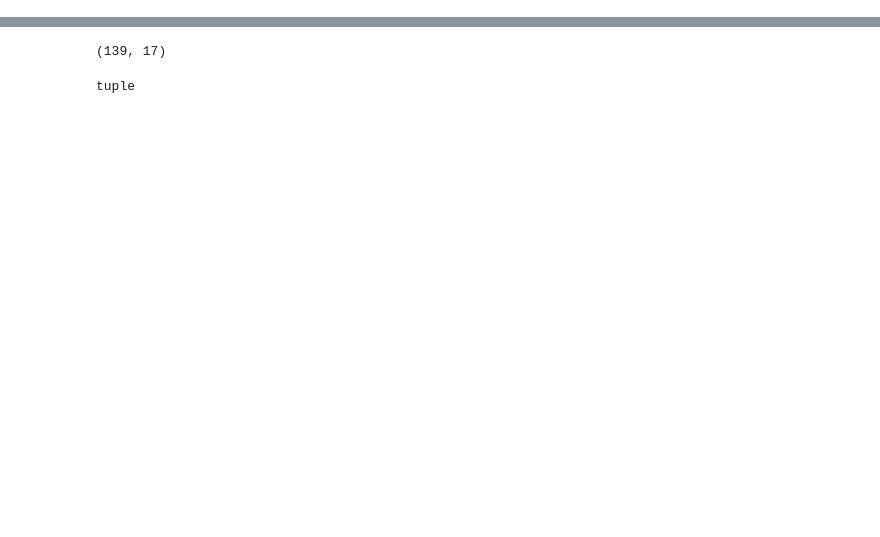
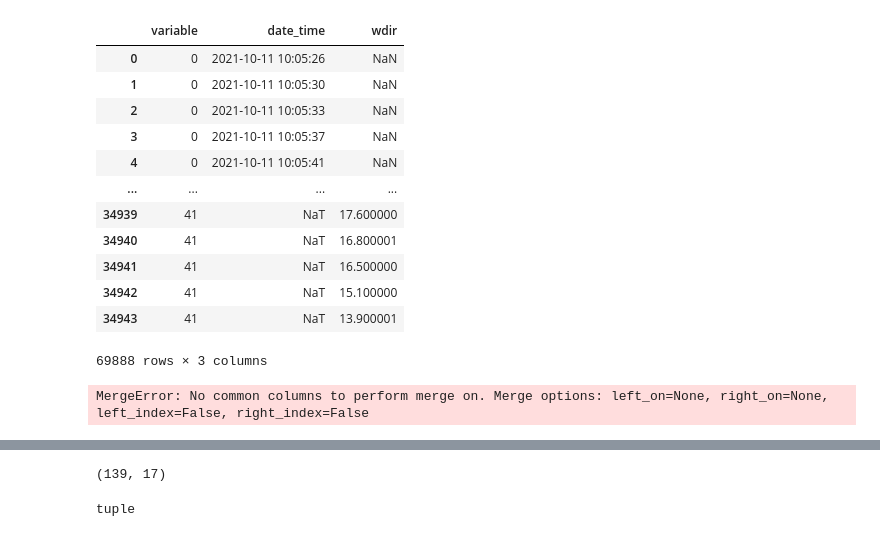
Before and after one commit to soutobias/oceanoobsbrasil, a Jupyter notebook: notebooks/metop.ipynb, the cells around one changed output, grey strips where cells are left out. Drawn from its saved outputs; the diff is of its cells as text; code cells hidden in the pictures; blank space fills up the shorter version.

```diff
--- a/notebooks/metop.ipynb
+++ b/notebooks/metop.ipynb
@@ -1,3 +244,23 @@
+# %%
+pd.concat([date_time, wdir])
+# %% [output]
+|  | variable | date_time | wdir |
+| 0 | 0 | 2021-10-11 10:05:26 | NaN |
+| 1 | 0 | 2021-10-11 10:05:30 | NaN |
+| 2 | 0 | 2021-10-11 10:05:33 | NaN |
+| 3 | 0 | 2021-10-11 10:05:37 | NaN |
+| 4 | 0 | 2021-10-11 10:05:41 | NaN |
+| ... | ... | ... | ... |
+| 34939 | 41 | NaT | 17.600000 |
+| 34940 | 41 | NaT | 16.800001 |
+| 34941 | 41 | NaT | 16.500000 |
+| 34942 | 41 | NaT | 15.100000 |
+| 34943 | 41 | NaT | 13.900001 |
+69888 rows × 3 columns
+# %%
+date_time.merge(wdir)
+# %% [output]
+MergeError: No common columns to perform merge on. Merge options: left_on=None, right_on=None, left_index=False, right_index=False
 # %%
 import time
 import datetime
```
Also changed, not shown: parts of 42 cells of this notebook, 33 other files.
